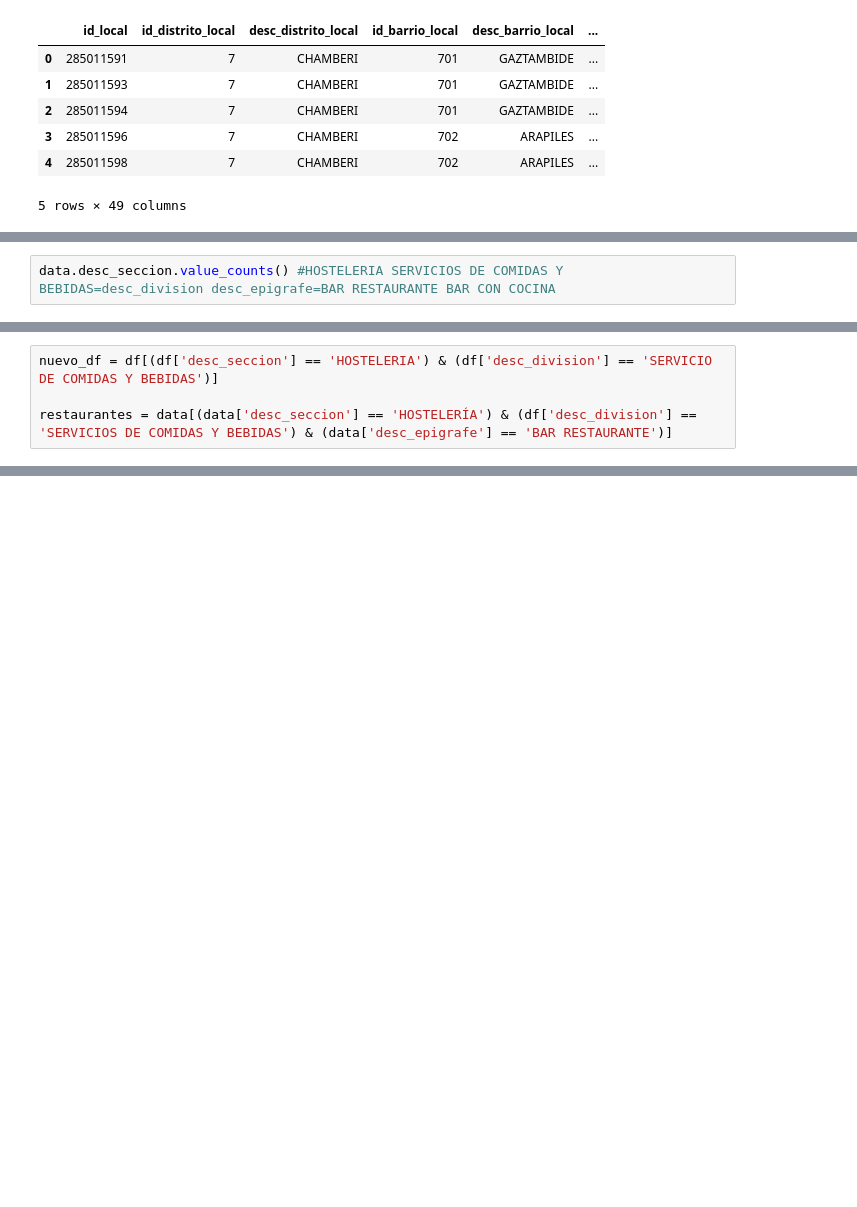
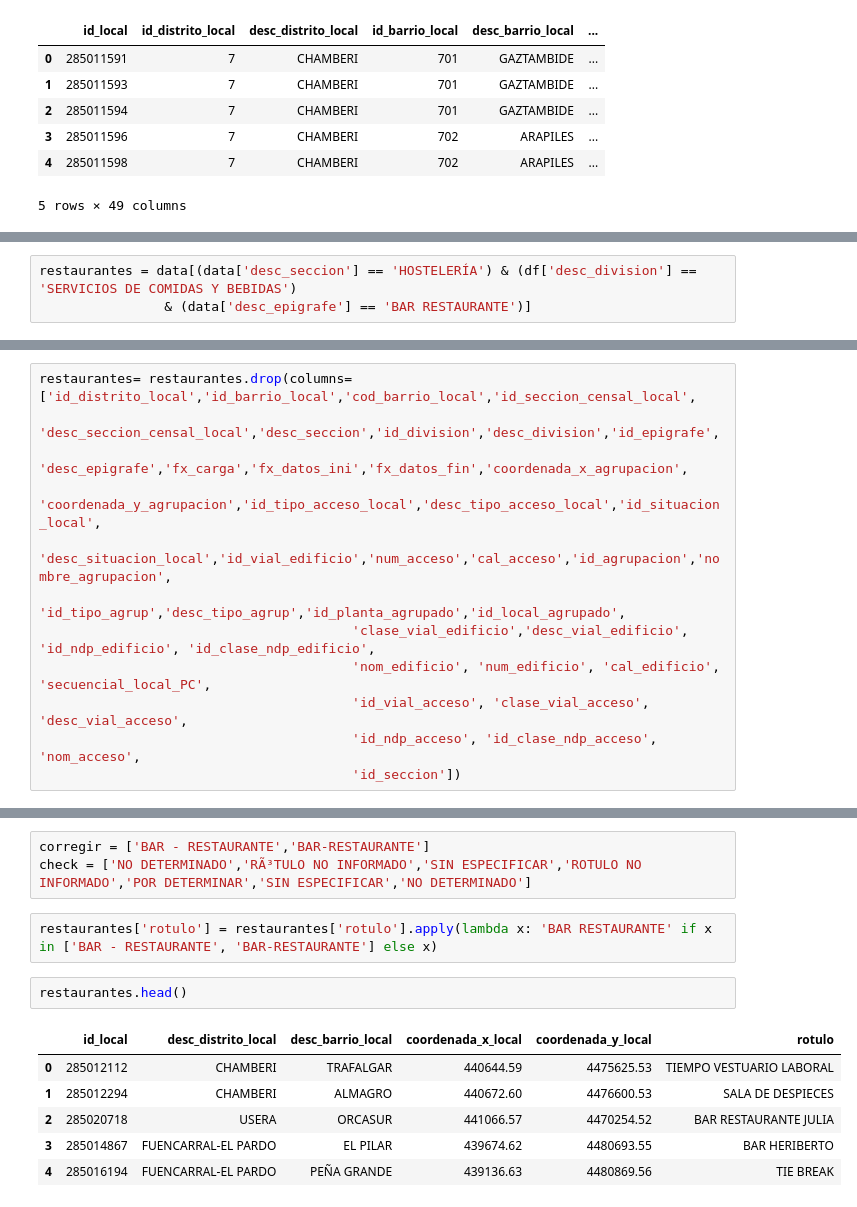
Before and after one commit to ClaraGallardo/ETL_project, a Jupyter notebook: notebook/censo2.ipynb, the cells around one changed output, grey strips where cells are left out. Cells and saved outputs as stored; diff of their text form; blank space fills up the shorter version.

```diff
--- a/notebook/censo2.ipynb
+++ b/notebook/censo2.ipynb
@@ -27,2 +92,3 @@ data.head()
 # %%
-data.desc_seccion.value_counts() #HOSTELERIA SERVICIOS DE COMIDAS Y BEBIDAS=desc_division desc_epigrafe=BAR RESTAURANTE BAR CON COCINA
+restaurantes = data[(data['desc_seccion'] == 'HOSTELERÍA') & (df['desc_division'] == 'SERVICIOS DE COMIDAS Y BEBIDAS')
+                & (data['desc_epigrafe'] == 'BAR RESTAURANTE')]
@@ -47,4 +94,0 @@ Name: count, dtype: int64
-# %%
-nuevo_df = df[(df['desc_seccion'] == 'HOSTELERIA') & (df['desc_division'] == 'SERVICIO DE COMIDAS Y BEBIDAS')]
-
-restaurantes = data[(data['desc_seccion'] == 'HOSTELERÍA') & (df['desc_division'] == 'SERVICIOS DE COMIDAS Y BEBIDAS') & (data['desc_epigrafe'] == 'BAR RESTAURANTE')]
@@ -50,0 +97,12 @@ restaurantes = data[(data['desc_seccion'] == 'HOSTELERÍA') & (df['desc_division
+# %%
+restaurantes= restaurantes.drop(columns=['id_distrito_local','id_barrio_local','cod_barrio_local','id_seccion_censal_local',
+                                        'desc_seccion_censal_local','desc_seccion','id_division','desc_division','id_epigrafe',
+                                        'desc_epigrafe','fx_carga','fx_datos_ini','fx_datos_fin','coordenada_x_agrupacion',
+                                        'coordenada_y_agrupacion','id_tipo_acceso_local','desc_tipo_acceso_local','id_situacion_local',
+                                        'desc_situacion_local','id_vial_edificio','num_acceso','cal_acceso','id_agrupacion','nombre_agrupacion',
+                                        'id_tipo_agrup','desc_tipo_agrup','id_planta_agrupado','id_local_agrupado',
+                                        'clase_vial_edificio','desc_vial_edificio', 'id_ndp_edificio', 'id_clase_ndp_edificio',
+                                        'nom_edificio', 'num_edificio', 'cal_edificio', 'secuencial_local_PC',
+                                        'id_vial_acceso', 'clase_vial_acceso', 'desc_vial_acceso',
+                                        'id_ndp_acceso', 'id_clase_ndp_acceso', 'nom_acceso',
+                                        'id_seccion'])
@@ -50,0 +132,14 @@ restaurantes = data[(data['desc_seccion'] == 'HOSTELERÍA') & (df['desc_division
+# %%
+corregir = ['BAR - RESTAURANTE','BAR-RESTAURANTE']
+check = ['NO DETERMINADO','RÃ³TULO NO INFORMADO','SIN ESPECIFICAR','ROTULO NO INFORMADO','POR DETERMINAR','SIN ESPECIFICAR','NO DETERMINADO']
+# %%
+restaurantes['rotulo'] = restaurantes['rotulo'].apply(lambda x: 'BAR RESTAURANTE' if x in ['BAR - RESTAURANTE', 'BAR-RESTAURANTE'] else x)
+# %%
+restaurantes.head()
+# %% [output]
+|  | id_local | desc_distrito_local | desc_barrio_local | coordenada_x_local | coordenada_y_local | rotulo |
+| 0 | 285012112 | CHAMBERI | TRAFALGAR | 440644.59 | 4475625.53 | TIEMPO VESTUARIO LABORAL |
+| 1 | 285012294 | CHAMBERI | ALMAGRO | 440672.60 | 4476600.53 | SALA DE DESPIECES |
+| 2 | 285020718 | USERA | ORCASUR | 441066.57 | 4470254.52 | BAR RESTAURANTE JULIA |
+| 3 | 285014867 | FUENCARRAL-EL PARDO | EL PILAR | 439674.62 | 4480693.55 | BAR HERIBERTO |
+| 4 | 285016194 | FUENCARRAL-EL PARDO | PEÑA GRANDE | 439136.63 | 4480869.56 | TIE BREAK |
```
Also changed, not shown: parts of 27 cells of this notebook, 16 other files.
